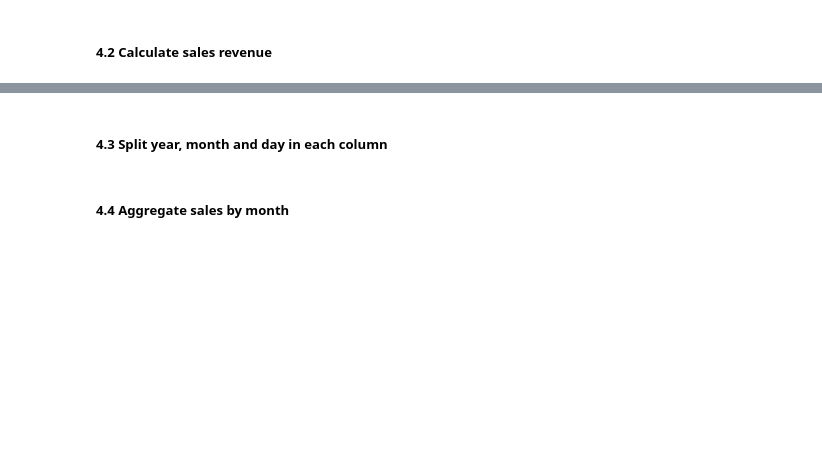
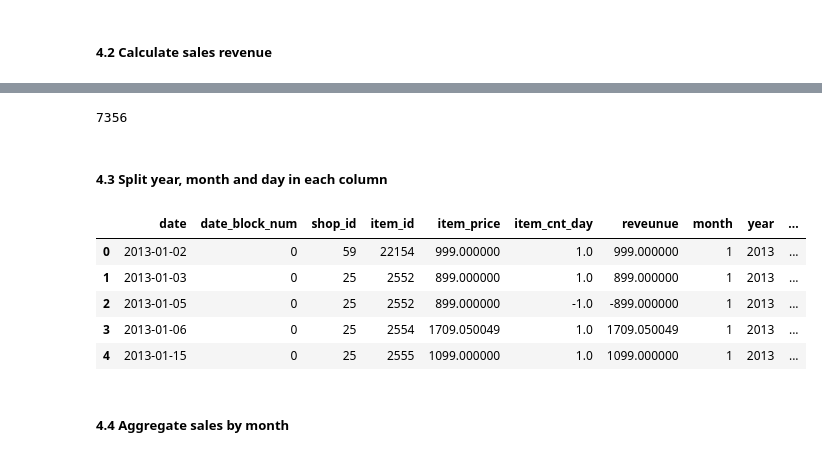
Before and after one commit to LooyeeNg/DataScienceProjects, a Jupyter notebook: predict future sales/predict-future-sales.ipynb, the cells around one changed output, grey strips where cells are left out. Cells and saved outputs as stored; diff of their text form; code cells hidden in the pictures; blank space fills up the shorter version.

```diff
--- a/predict future sales/predict-future-sales.ipynb
+++ b/predict future sales/predict-future-sales.ipynb
@@ -86,2 +172,7 @@ The data is now much lighter!!
+# %%
+# Number of returns
+len(sales[sales.item_cnt_day < 0])
+# %% [output]
+7356
 # %% [markdown]
 ##### 4.3 Split year, month and day in each column
@@ -88,2 +183,11 @@ The data is now much lighter!!
+# %%
+sales.head()
+# %% [output]
+|  | date | date_block_num | shop_id | item_id | item_price | item_cnt_day | reveunue | month | year | ... |
+| 0 | 2013-01-02 | 0 | 59 | 22154 | 999.000000 | 1.0 | 999.000000 | 1 | 2013 | ... |
+| 1 | 2013-01-03 | 0 | 25 | 2552 | 899.000000 | 1.0 | 899.000000 | 1 | 2013 | ... |
+| 2 | 2013-01-05 | 0 | 25 | 2552 | 899.000000 | -1.0 | -899.000000 | 1 | 2013 | ... |
+| 3 | 2013-01-06 | 0 | 25 | 2554 | 1709.050049 | 1.0 | 1709.050049 | 1 | 2013 | ... |
+| 4 | 2013-01-15 | 0 | 25 | 2555 | 1099.000000 | 1.0 | 1099.000000 | 1 | 2013 | ... |
 # %% [markdown]
 ##### 4.4 Aggregate sales by month
```
Also changed, not shown: parts of 21 cells of this notebook.
